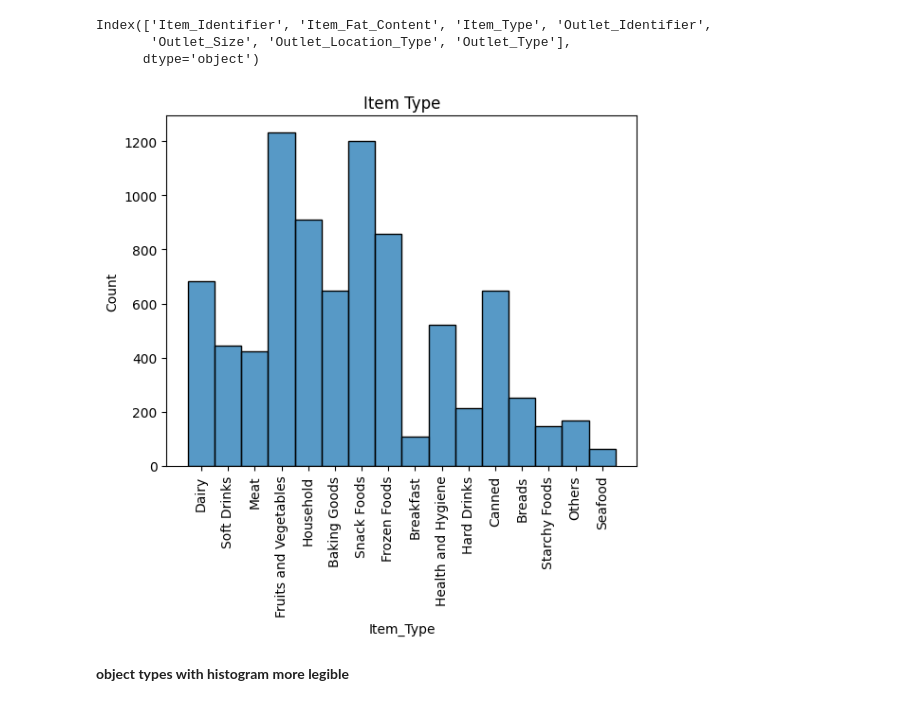
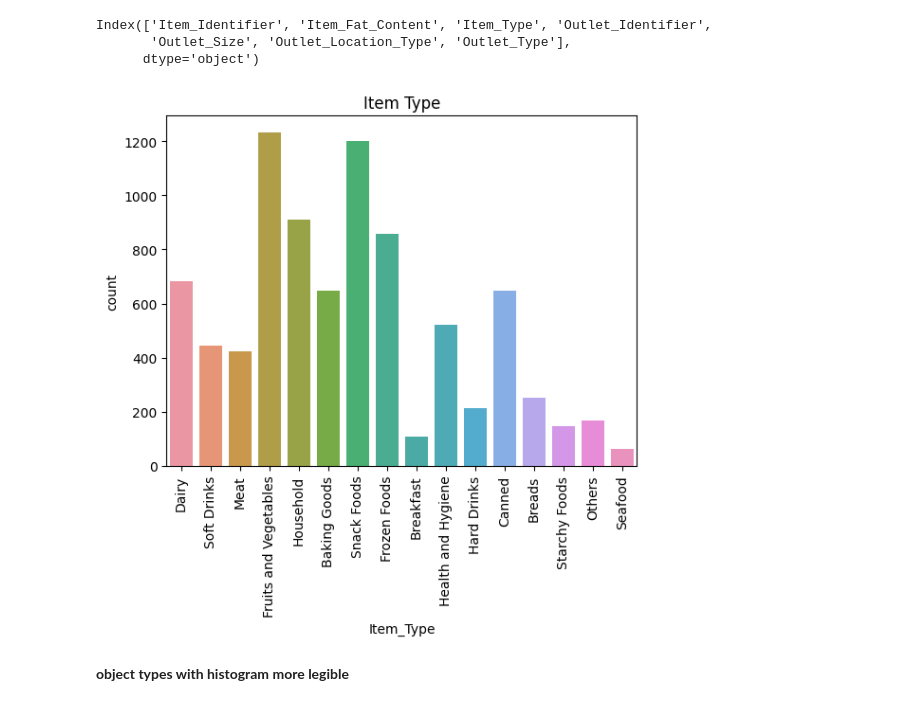
Before and after one commit to jtanzi56/Prediction-of-Product-Sales, a Jupyter notebook: Sales_Prediction_jtanzi.ipynb, the cells around one changed output. Cells and saved outputs as stored; diff of their text form; code cells hidden in the pictures.

```diff
--- a/Sales_Prediction_jtanzi.ipynb
+++ b/Sales_Prediction_jtanzi.ipynb
@@ -634,12 +634,11 @@ Index(['Item_Identifier', 'Item_Fat_Content', 'Item_Type', 'Outlet_Identifier',
        'Outlet_Size', 'Outlet_Location_Type', 'Outlet_Type'],
       dtype='object')
 # %%
-
-ax = sns.histplot(data=df_sp, x='Item_Type')
+ax = sns.countplot(data=df_sp, x='Item_Type')
 ax.set_title('Item Type');
 ax.tick_params(axis='x', rotation = 90);
 # %% [output]
-[figure, old version]
+[figure, new version]
 # %% [markdown]
 **object types with histogram more legible**
 # %% [markdown]
```
